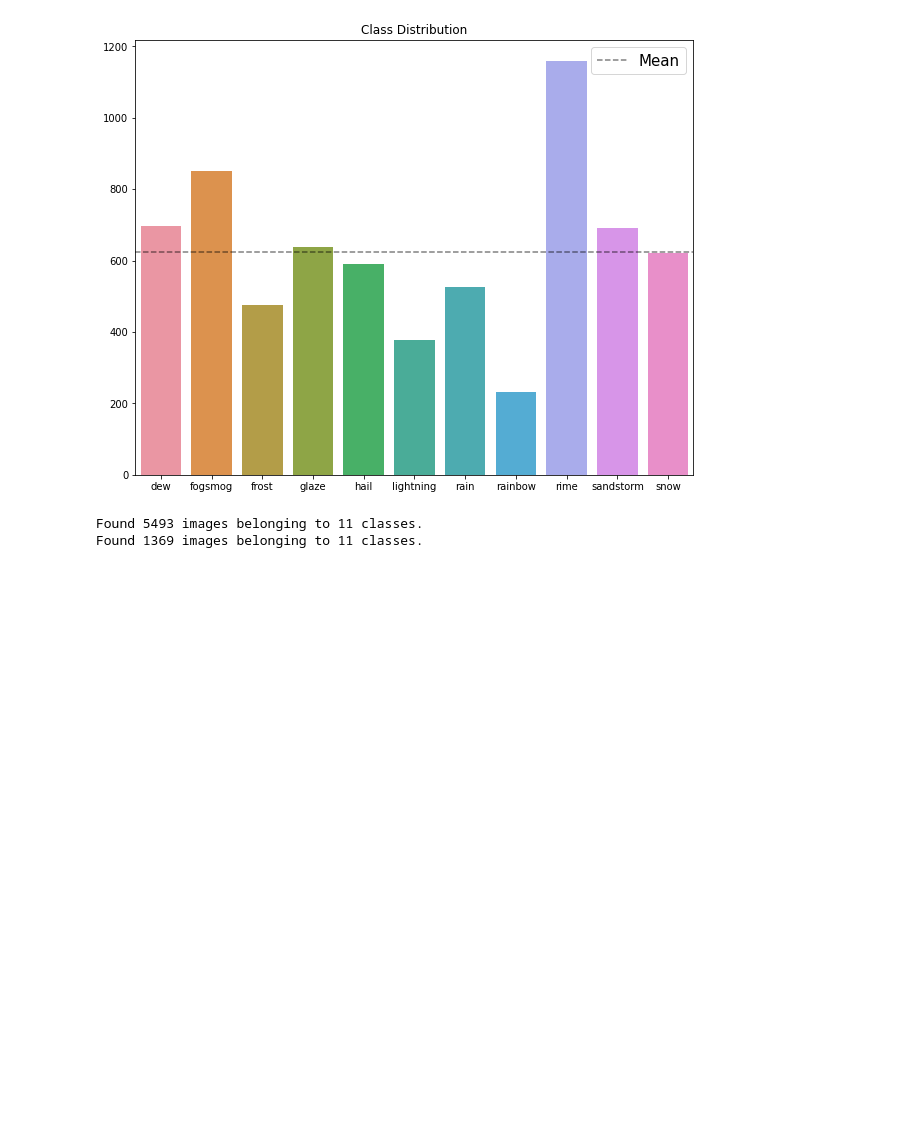
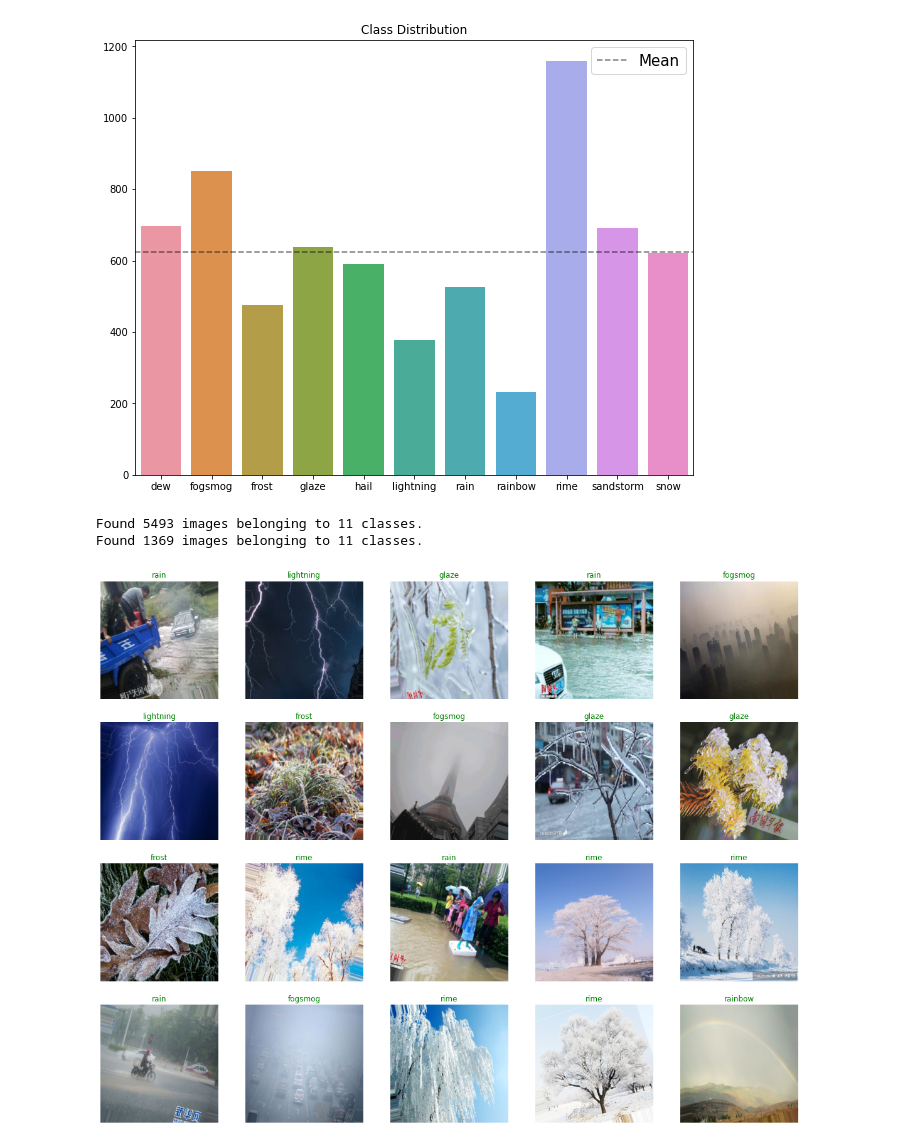
Before and after one commit to ahmedidrissi/weather-prediction-deeplearning, a Jupyter notebook: weather-prediction.ipynb, the cells around one changed output. Saved outputs shown, nothing was run; the diff lists cells and outputs as text; code cells hidden in the pictures; blank space fills up the shorter version.

```diff
--- a/weather-prediction.ipynb
+++ b/weather-prediction.ipynb
@@ -49,12 +50,34 @@ plt.show()
 # %% [output]
 [figure]
 # %%
+channels=3
+batch_size=20
+img_size=(256,256)
+img_shape=(img_size[0], img_size[1], channels)
+
 # Initialize DataGenerator
 train_gen = ImageDataGenerator(rescale=1./255, horizontal_flip=True, rotation_range=20, validation_split=0.2)
 
 # Load Data
-train_ds = train_gen.flow_from_directory(dataset_path, target_size=(256,256), class_mode="binary", subset='training', shuffle=True, batch_size=32)
-valid_ds = train_gen.flow_from_directory(dataset_path, target_size=(256,256), class_mode="binary", subset='validation', shuffle=True, batch_size=32)
+train_ds = train_gen.flow_from_directory(dataset_path, target_size=img_size, class_mode="categorical", subset='training', shuffle=True, batch_size=batch_size)
+valid_ds = train_gen.flow_from_directory(dataset_path, target_size=img_size, class_mode="categorical", subset='validation', shuffle=True, batch_size=batch_size)
 # %% [output]
 Found 5493 images belonging to 11 classes.
 Found 1369 images belonging to 11 classes.
+# %%
+t_dict=train_ds.class_indices
+classes=list(t_dict.keys())
+images,labels=next(train_ds)
+
+plt.figure(figsize=(20, 20))
+for i in range(20):
+    plt.subplot(5, 5, i + 1)
+    image=images[i]
+    plt.imshow(image)
+    index=np.argmax(labels[i])
+    class_name=classes[index]
+    plt.title(class_name, color='green', fontsize=12)
+    plt.axis('off')
+plt.show()
+# %% [output]
+[figure, added]
```
Also changed, not shown: parts of 8 cells of this notebook.
